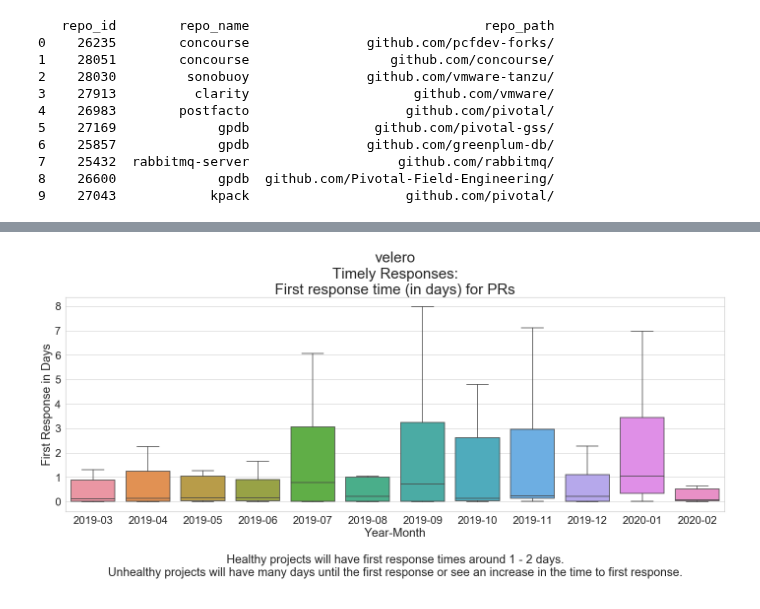
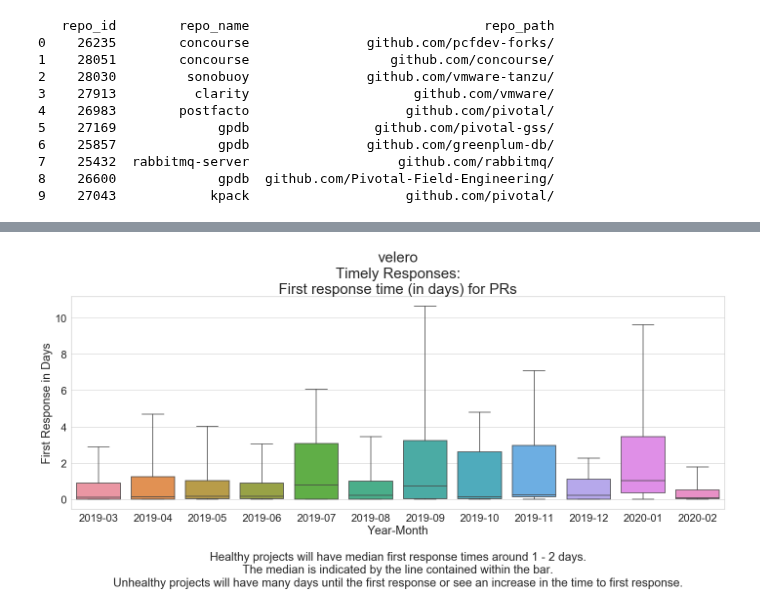
Before and after one commit to Hsingh2096/Hsingh2096, a Jupyter notebook: code/dawn_response_time.ipynb, the cells around one changed output, grey strips where cells are left out. Cells and saved outputs as stored; diff of their text form; code cells hidden in the pictures.

```diff
--- a/code/dawn_response_time.ipynb
+++ b/code/dawn_response_time.ipynb
@@ -195,15 +234,15 @@ year_month_list.sort()
 # %%
 sns.set_style('ticks')
 sns.set(style="whitegrid", font_scale=2)
 
 fig, ax = plt.subplots()
 fig.set_size_inches(24, 8)
 
 title = repo_name + "\nTimely Responses:\nFirst response time (in days) for PRs"
 
-my_plot = sns.boxplot(x='yearmonth', y='diff_days', data=pr_all, ax=ax, order=year_month_list, showfliers = False).set_title(title, fontsize=30)
+my_plot = sns.boxplot(x='yearmonth', y='diff_days', data=pr_all, ax=ax, order=year_month_list, showfliers = False, whis=3).set_title(title, fontsize=30)
 
 risk_bar_labels = ax.set_ylabel('First Response in Days')
-risk_bar_labels = ax.set_xlabel('Year-Month\n\nHealthy projects will have first response times around 1 - 2 days.\nUnhealthy projects will have many days until the first response or see an increase in the time to first response.')
+risk_bar_labels = ax.set_xlabel('Year-Month\n\nHealthy projects will have median first response times around 1 - 2 days.\nThe median is indicated by the line contained within the bar.\nUnhealthy projects will have many days until the first response or see an increase in the time to first response.')
 # %% [output]
-[figure, old version]
+[figure, new version]
```
Also changed, not shown: parts of 3 cells of this notebook, 2 other files.
